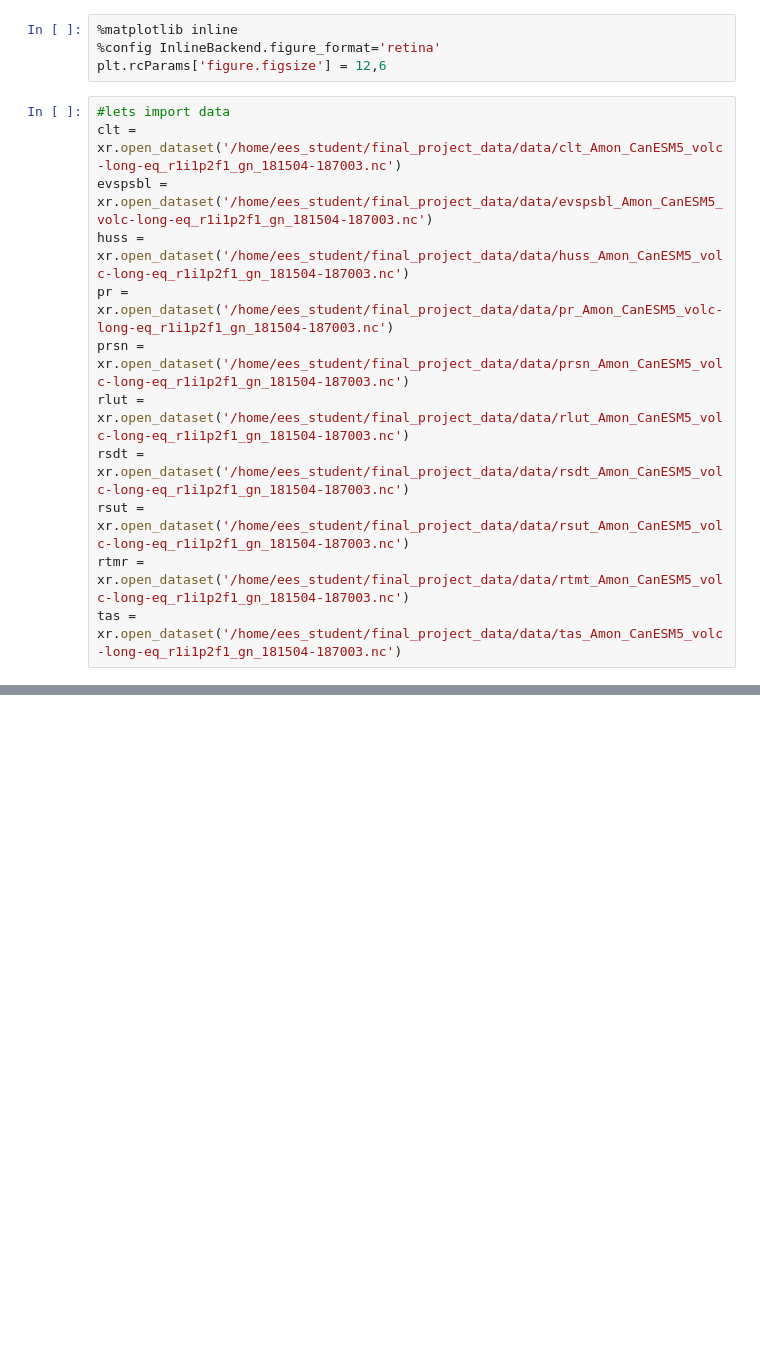
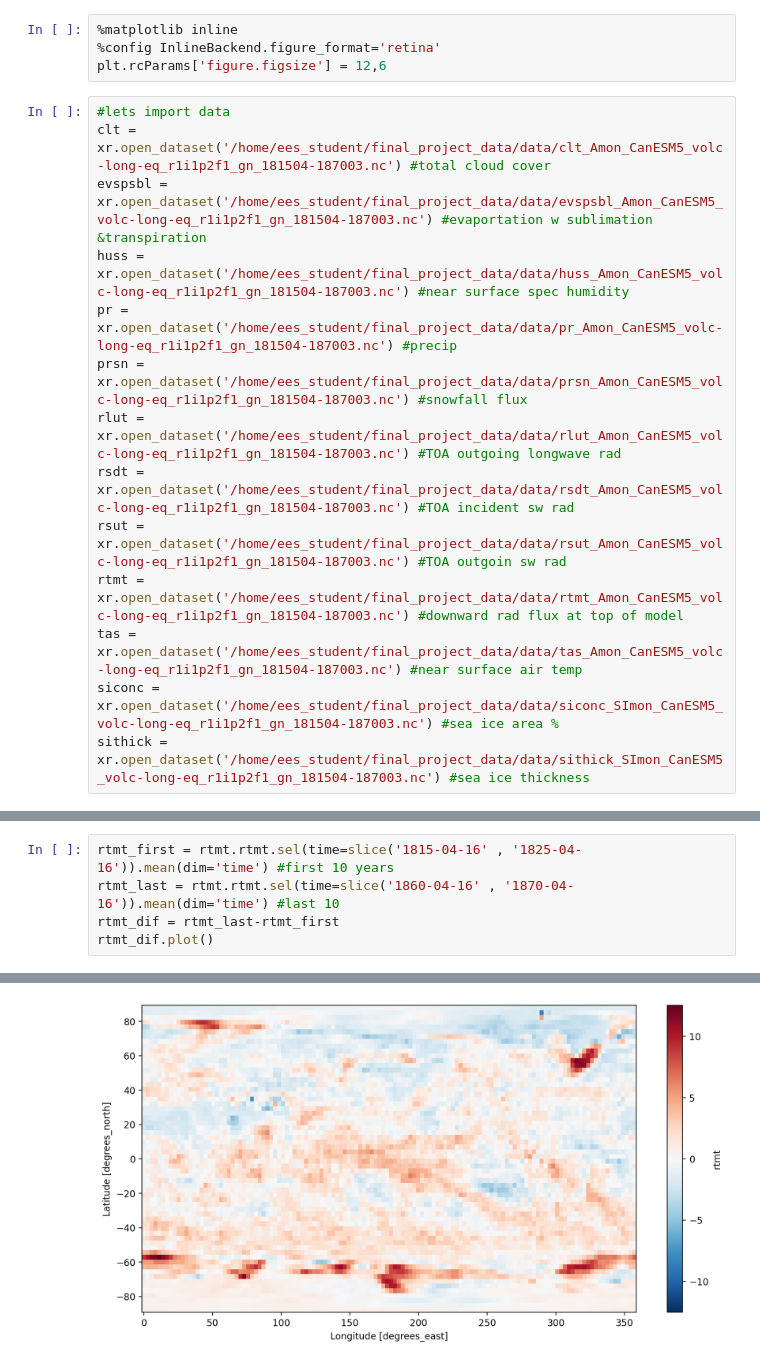
Before and after one commit to EES-3506-5506/Becker_Moin_Final, a Jupyter notebook: Workbook.ipynb, the cells around one changed output, grey strips where cells are left out. Cells and saved outputs as stored; diff of their text form; blank space fills up the shorter version.

```diff
--- a/Workbook.ipynb
+++ b/Workbook.ipynb
@@ -10,13 +13,15 @@ import cmocean
 plt.rcParams['figure.figsize'] = 12,6
 # %%
 #lets import data
-clt = xr.open_dataset('/home/ees_student/final_project_data/data/clt_Amon_CanESM5_volc-long-eq_r1i1p2f1_gn_181504-187003.nc')
-evspsbl =  xr.open_dataset('/home/ees_student/final_project_data/data/evspsbl_Amon_CanESM5_volc-long-eq_r1i1p2f1_gn_181504-187003.nc')
-huss = xr.open_dataset('/home/ees_student/final_project_data/data/huss_Amon_CanESM5_volc-long-eq_r1i1p2f1_gn_181504-187003.nc')
-pr = xr.open_dataset('/home/ees_student/final_project_data/data/pr_Amon_CanESM5_volc-long-eq_r1i1p2f1_gn_181504-187003.nc')
-prsn = xr.open_dataset('/home/ees_student/final_project_data/data/prsn_Amon_CanESM5_volc-long-eq_r1i1p2f1_gn_181504-187003.nc')
-rlut =  xr.open_dataset('/home/ees_student/final_project_data/data/rlut_Amon_CanESM5_volc-long-eq_r1i1p2f1_gn_181504-187003.nc')
-rsdt = xr.open_dataset('/home/ees_student/final_project_data/data/rsdt_Amon_CanESM5_volc-long-eq_r1i1p2f1_gn_181504-187003.nc')
-rsut = xr.open_dataset('/home/ees_student/final_project_data/data/rsut_Amon_CanESM5_volc-long-eq_r1i1p2f1_gn_181504-187003.nc')
-rtmr = xr.open_dataset('/home/ees_student/final_project_data/data/rtmt_Amon_CanESM5_volc-long-eq_r1i1p2f1_gn_181504-187003.nc')
-tas = xr.open_dataset('/home/ees_student/final_project_data/data/tas_Amon_CanESM5_volc-long-eq_r1i1p2f1_gn_181504-187003.nc')
+clt = xr.open_dataset('/home/ees_student/final_project_data/data/clt_Amon_CanESM5_volc-long-eq_r1i1p2f1_gn_181504-187003.nc') #total cloud cover
+evspsbl =  xr.open_dataset('/home/ees_student/final_project_data/data/evspsbl_Amon_CanESM5_volc-long-eq_r1i1p2f1_gn_181504-187003.nc') #evaportation w sublimation &transpiration
+huss = xr.open_dataset('/home/ees_student/final_project_data/data/huss_Amon_CanESM5_volc-long-eq_r1i1p2f1_gn_181504-187003.nc') #near surface spec humidity
+pr = xr.open_dataset('/home/ees_student/final_project_data/data/pr_Amon_CanESM5_volc-long-eq_r1i1p2f1_gn_181504-187003.nc') #precip
+prsn = xr.open_dataset('/home/ees_student/final_project_data/data/prsn_Amon_CanESM5_volc-long-eq_r1i1p2f1_gn_181504-187003.nc') #snowfall flux
+rlut =  xr.open_dataset('/home/ees_student/final_project_data/data/rlut_Amon_CanESM5_volc-long-eq_r1i1p2f1_gn_181504-187003.nc') #TOA outgoing longwave rad
+rsdt = xr.open_dataset('/home/ees_student/final_project_data/data/rsdt_Amon_CanESM5_volc-long-eq_r1i1p2f1_gn_181504-187003.nc') #TOA incident sw rad
+rsut = xr.open_dataset('/home/ees_student/final_project_data/data/rsut_Amon_CanESM5_volc-long-eq_r1i1p2f1_gn_181504-187003.nc') #TOA outgoin sw rad
+rtmt = xr.open_dataset('/home/ees_student/final_project_data/data/rtmt_Amon_CanESM5_volc-long-eq_r1i1p2f1_gn_181504-187003.nc') #downward rad flux at top of model
+tas = xr.open_dataset('/home/ees_student/final_project_data/data/tas_Amon_CanESM5_volc-long-eq_r1i1p2f1_gn_181504-187003.nc') #near surface air temp
+siconc =  xr.open_dataset('/home/ees_student/final_project_data/data/siconc_SImon_CanESM5_volc-long-eq_r1i1p2f1_gn_181504-187003.nc') #sea ice area %
+sithick = xr.open_dataset('/home/ees_student/final_project_data/data/sithick_SImon_CanESM5_volc-long-eq_r1i1p2f1_gn_181504-187003.nc') #sea ice thickness
@@ -42,0 +52,6 @@ Data variables:
+# %%
+rtmt_first = rtmt.rtmt.sel(time=slice('1815-04-16' , '1825-04-16')).mean(dim='time') #first 10 years
+rtmt_last = rtmt.rtmt.sel(time=slice('1860-04-16' , '1870-04-16')).mean(dim='time') #last 10
+rtmt_dif = rtmt_last-rtmt_first
+rtmt_dif.plot()
+# %% [output]
@@ -42,0 +59 @@ Data variables:
+[figure, added]
```
Also changed, not shown: parts of 13 cells of this notebook.
